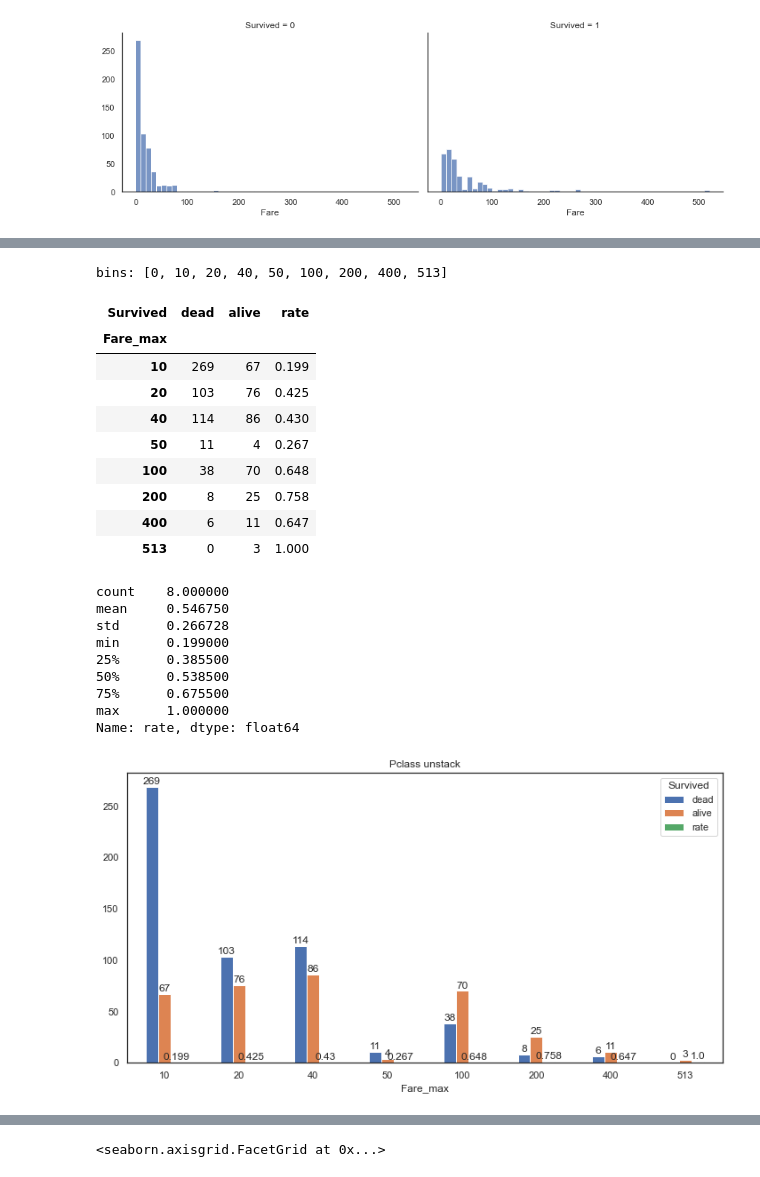
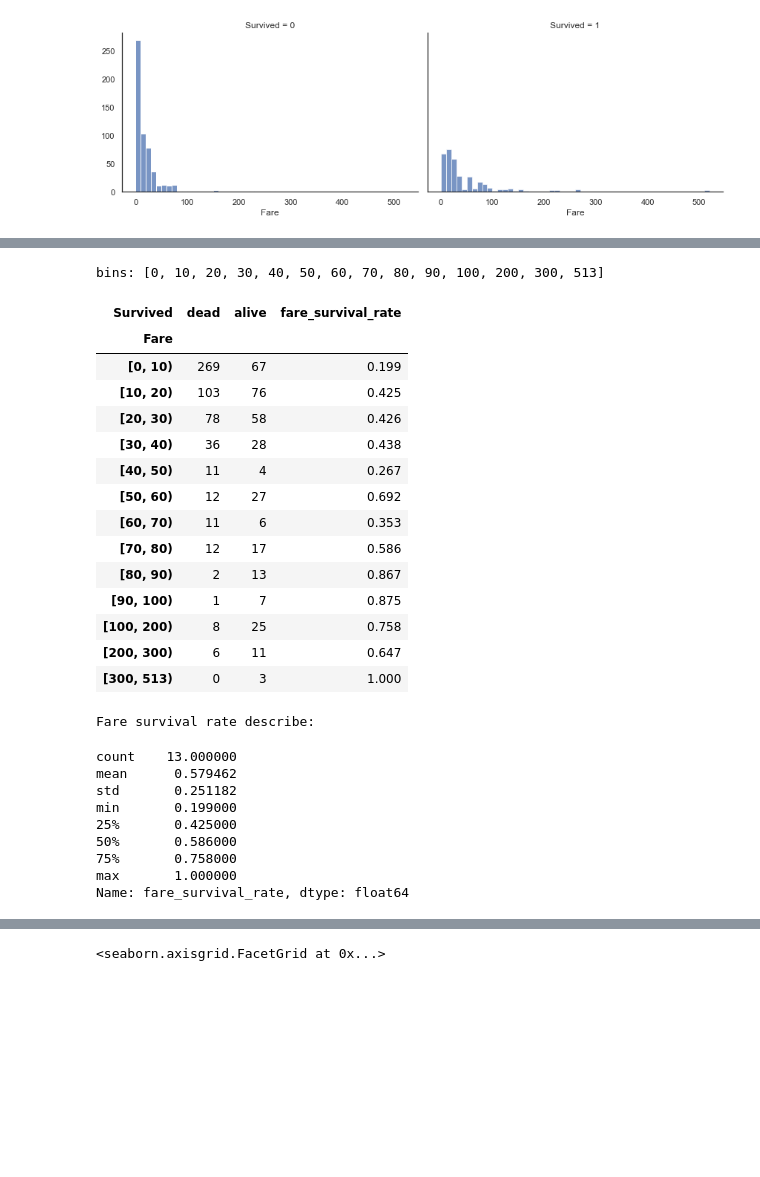
Before and after one commit to morpheus9631/titanic, a Jupyter notebook: ipynb/EDA_v3.02.ipynb, the cells around one changed output, grey strips where cells are left out. Cells and saved outputs as stored; diff of their text form; code cells hidden in the pictures; blank space fills up the shorter version.

```diff
--- a/ipynb/EDA_v3.02.ipynb
+++ b/ipynb/EDA_v3.02.ipynb
@@ -303,49 +305,57 @@ bins: [  0  57 114 171 228 285 342 399 456 513]
 # %%
-bins = [0, 10, 20, 40, 50, 100, 200, 400, 513]
+features = ['Survived', 'Fare']
+df_data = df_train[features].copy()
+
+# There is no fare in the range [300, 400)
+bins = [0, 10, 20, 30, 40, 50, 60, 70, 80, 90, 100, 200, 300, 513]
 print('bins:', bins)
 
-cuts = pd.cut(df_data.Fare, bins, right=False)
+# cuts = pd.cut(df_data.Fare, bins, right=False)
 # display(cuts)
 
-df_data['cuts'] = pd.cut(df_data['Fare'], bins, right=False)
+df_data['cuts'] = pd.cut(df_data.Fare, bins, right=False)
 # display(df_data)
 
 df_fare = pd.DataFrame({
     'dead' : df_data.cuts[df_data.Survived==0].value_counts(),
     'alive': df_data.cuts[df_data.Survived==1].value_counts()
 })
-df_fare.index = bins[1:]
-df_fare.index.name = 'Fare_max'
+# df_fare.index = bins[1:]
+df_fare.index.name = 'Fare'
 df_fare.columns.name = 'Survived'
 
-df_fare['rate'] = (df_fare['alive'] / (df_fare['dead'] + df_fare['alive'])).round(3)
+cnt_alive = df_fare['alive']
+cnt_total = df_fare['alive'] + df_fare['dead']
+df_fare['fare_survival_rate'] = (cnt_alive / cnt_total).round(3)
+# df_fare['fare_survival_rate'].fillna(0, inplace=True)
 display(df_fare)
 
-display(df_fare['rate'].describe())
-
-df_plot = df_fare
-fig, ax = plt.subplots(figsize=(12,6))
-plotBarUnstack(df_plot, ax, 'Pclass')
-plt.show()
+print('Fare survival rate describe:')
+display(df_fare['fare_survival_rate'].describe())
 # %% [output]
-bins: [0, 10, 20, 40, 50, 100, 200, 400, 513]
+bins: [0, 10, 20, 30, 40, 50, 60, 70, 80, 90, 100, 200, 300, 513]
-| Survived | dead | alive | rate |
-| Fare_max |  |  |  |
-| 10 | 269 | 67 | 0.199 |
-| 20 | 103 | 76 | 0.425 |
-| 40 | 114 | 86 | 0.430 |
-| 50 | 11 | 4 | 0.267 |
-| 100 | 38 | 70 | 0.648 |
-| 200 | 8 | 25 | 0.758 |
-| 400 | 6 | 11 | 0.647 |
-| 513 | 0 | 3 | 1.000 |
+| Survived | dead | alive | fare_survival_rate |
+| Fare |  |  |  |
+| [0, 10) | 269 | 67 | 0.199 |
+| [10, 20) | 103 | 76 | 0.425 |
+| [20, 30) | 78 | 58 | 0.426 |
+| [30, 40) | 36 | 28 | 0.438 |
+| [40, 50) | 11 | 4 | 0.267 |
+| [50, 60) | 12 | 27 | 0.692 |
+| [60, 70) | 11 | 6 | 0.353 |
+| [70, 80) | 12 | 17 | 0.586 |
+| [80, 90) | 2 | 13 | 0.867 |
+| [90, 100) | 1 | 7 | 0.875 |
+| [100, 200) | 8 | 25 | 0.758 |
+| [200, 300) | 6 | 11 | 0.647 |
+| [300, 513) | 0 | 3 | 1.000 |
-count    8.000000
-mean     0.546750
-std      0.266728
-min      0.199000
-25%      0.385500
-50%      0.538500
-75%      0.675500
-max      1.000000
-Name: rate, dtype: float64
+Fare survival rate describe:
-[figure, removed]
+count    13.000000
+mean      0.579462
+std       0.251182
+min       0.199000
+25%       0.425000
+50%       0.586000
+75%       0.758000
+max       1.000000
+Name: fare_survival_rate, dtype: float64
```
Also changed, not shown: parts of 14 cells of this notebook, 3 other files.
